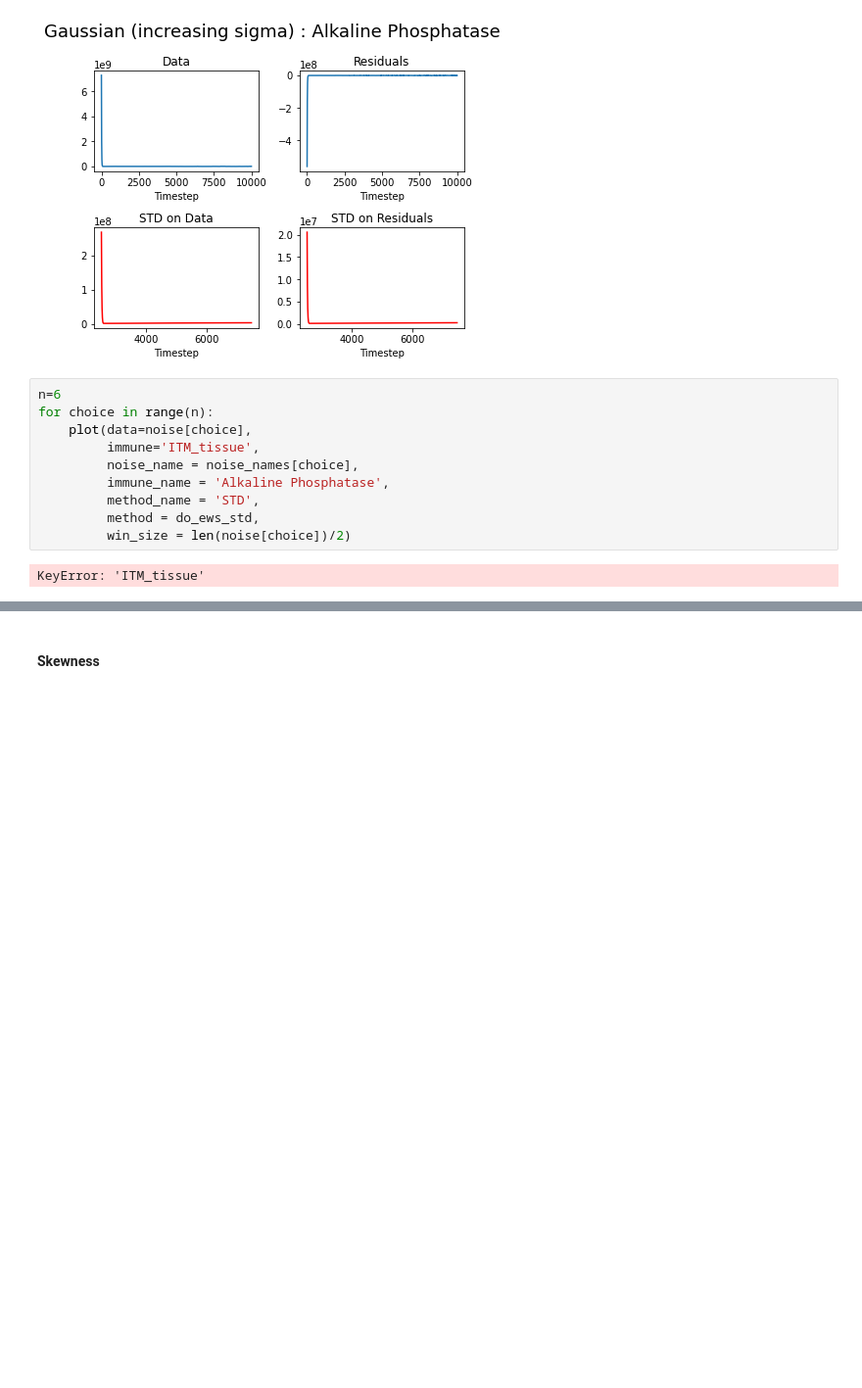
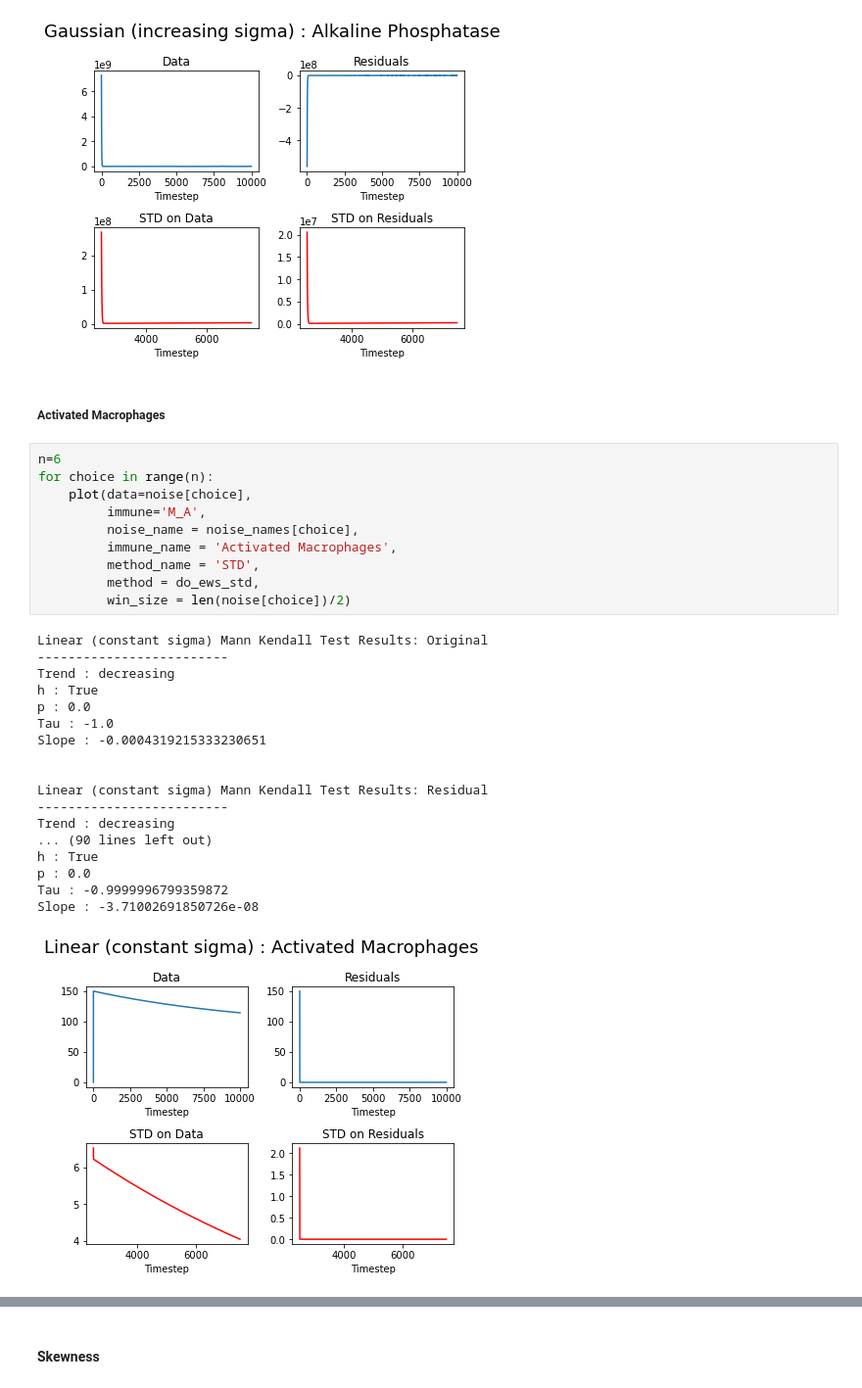
Before and after one commit to UvaCsl/immune-ct, a Jupyter notebook: notebooks/Part III - EWS.ipynb, the cells around one changed output, grey strips where cells are left out. Shown at 98% size. Cells and saved outputs as stored; diff of their text form; blank space fills up the shorter version.

```diff
--- a/notebooks/Part III - EWS.ipynb
+++ b/notebooks/Part III - EWS.ipynb
@@ -131,15 +131,34 @@ Slope : 28.704423773503688
 [figure]
 [figure]
 [figure]
+# %% [markdown]
+##### Activated Macrophages
 # %%
 n=6
 for choice in range(n):
     plot(data=noise[choice],
-         immune='ITM_tissue',
+         immune='M_A',
          noise_name = noise_names[choice],
-         immune_name = 'Alkaline Phosphatase',
+         immune_name = 'Activated Macrophages',
          method_name = 'STD',
          method = do_ews_std,
          win_size = len(noise[choice])/2)
 # %% [output]
-KeyError: 'ITM_tissue'
+Linear (constant sigma) Mann Kendall Test Results: Original
+-------------------------
+Trend : decreasing
+h : True
+p : 0.0
+Tau : -1.0
+Slope : -0.0004319215333230651
+
+
+Linear (constant sigma) Mann Kendall Test Results: Residual
+-------------------------
+Trend : decreasing
+... (90 lines left out)
+h : True
+p : 0.0
+Tau : -0.9999996799359872
+Slope : -3.71002691850726e-08
+[figure, added]
```
Also changed, not shown: parts of 6 cells of this notebook, 6 other files.
